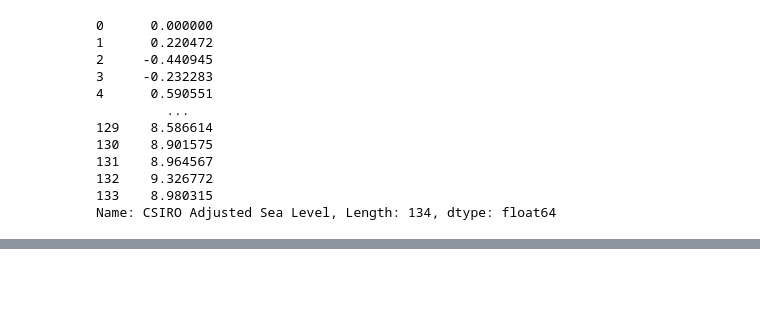
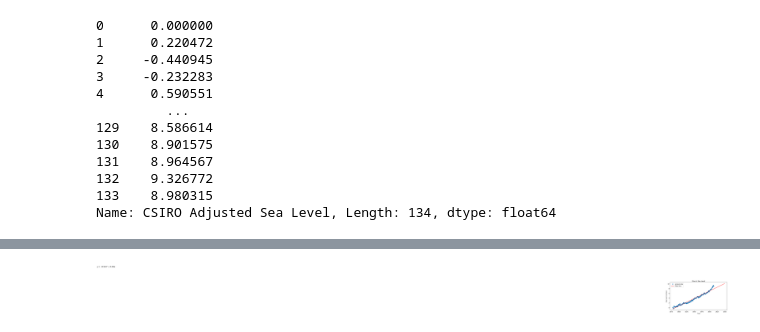
Before and after one commit to Daviedavie100/fcodecamp, a Jupyter notebook: boilerplate_sea_level_predictor.ipynb, the cells around one changed output, grey strips where cells are left out. Cells and saved outputs as stored; diff of their text form; code cells hidden in the pictures; blank space fills up the shorter version.

```diff
--- a/boilerplate_sea_level_predictor.ipynb
+++ b/boilerplate_sea_level_predictor.ipynb
@@ -90,31 +152,33 @@ plt.plot(x, y, 'o', label='original data')
 #plt.plot(x_first,yA);
 y_pred=intercept + slope*x_pred
 plt.plot(x_pred,y_pred, color="r", label="Fitted line")
 
 
 # Create first line of best fit
 
 #find line of best fit
 #a, b = np.polyfit(x, y, 1)
 #a,b,c= np.polyfit(x,y, 2)
 #slope, intercept, r, p, se = linregress(x, y)
 #res = stats.linregress(x, y)
 
 #add points to plot
 #plt.scatter(x, y)
 
 #add line of best fit to plot
 #plt.plot(x, a*x+b)
 
 #add line of best fit to plot
 #plt.plot(x, a*x**2+b*x+c, color='red', linestyle='-', linewidth=1)
 
 #add fitted regression equation to plot
-#plt.text(1, 17, 'y = ' + '{:.2f}'.format(b) + ' + {:.2f}'.format(a) + 'x', size=14)
+plt.text(1,17,'y = ' + '{:.2f}'.format(intercept) + ' + {:.2f}'.format(slope) + 'x', size=14)
 
 # Add labels and title
 plt.title('Rise in Sea Level')
 plt.xlabel('Y ear')
 plt.ylabel('Sea Level (inches)')
 plt.legend()
 plt.show();
+# %% [output]
+[figure, added]
```
Also changed, not shown: parts of 12 cells of this notebook, 2 other files.
